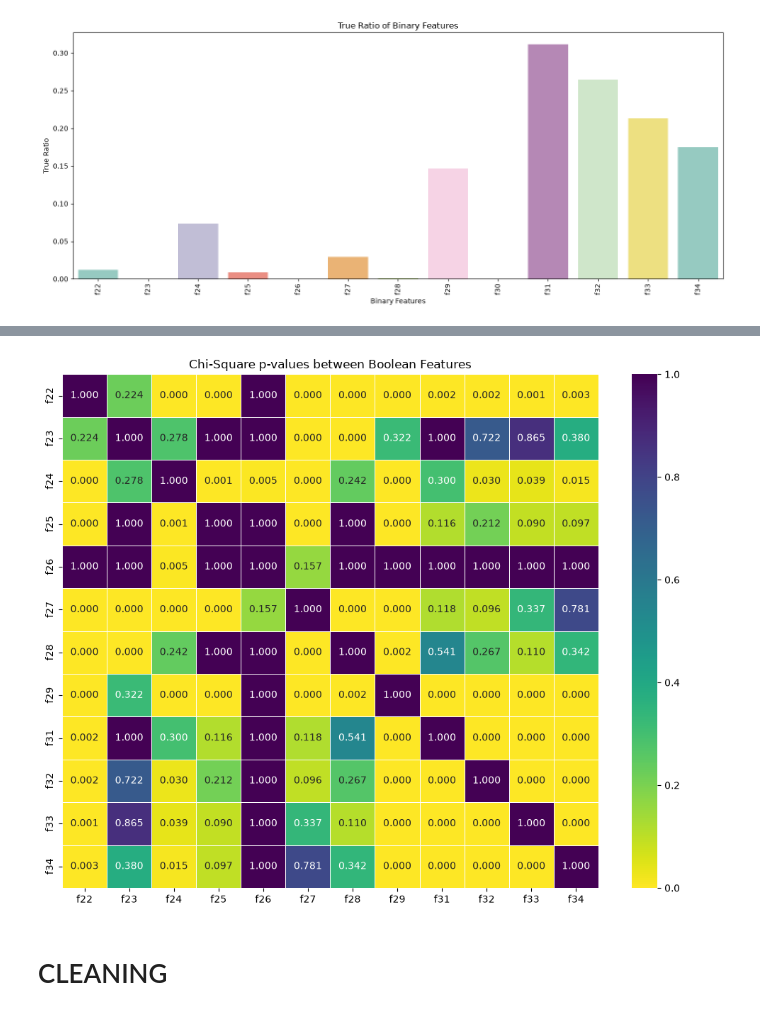
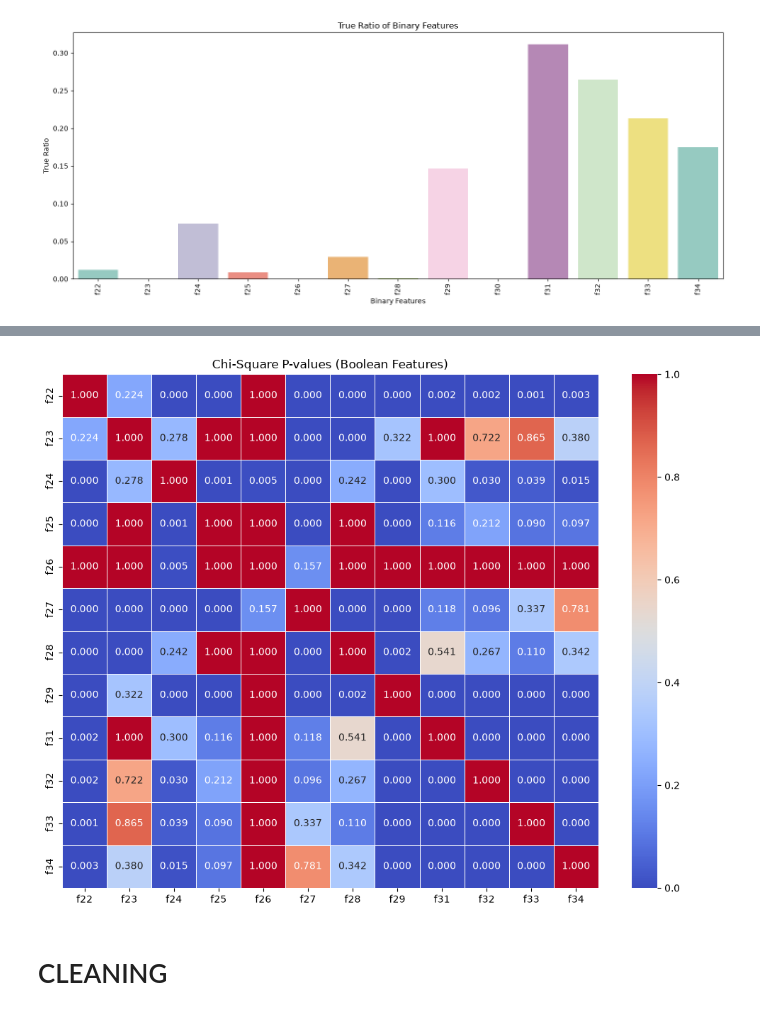
Before and after one commit to HesamMerajifar/Datamining, a Jupyter notebook: Merge.ipynb, the cells around one changed output, grey strips where cells are left out. Cells and saved outputs as stored; diff of their text form; code cells hidden in the pictures.

Commit message:
updating heatmaps

```diff
--- a/Merge.ipynb
+++ b/Merge.ipynb
@@ -637,31 +658,51 @@ Categorical columns used: ['f1', 'f8', 'f9', 'f10', 'f11', 'f12', 'f13', 'f18',
 # %%
 if 'bool_cols' in locals() and len(bool_cols) >= 2:
-    valid_bool_cols = [c for c in bool_cols if c in df.columns and df[c].nunique(dropna=True) > 1]
+
+    valid_bool_cols = [
+        c
+        for c in bool_cols
+        if c in df.columns and df[c].nunique(dropna=True) > 1
+    ]
 
     if len(valid_bool_cols) >= 2:
-        pval_matrix = pd.DataFrame(1.0, index=valid_bool_cols, columns=valid_bool_cols)
+
+        pval_matrix = pd.DataFrame(
+            1.0,
+            index=valid_bool_cols,
+            columns=valid_bool_cols
+        )
 
         for i, col1 in enumerate(valid_bool_cols):
+
             for col2 in valid_bool_cols[i + 1:]:
+
                 table = pd.crosstab(df[col1], df[col2])
 
                 if table.shape[0] > 1 and table.shape[1] > 1:
+
                     _, p_val, _, _ = chi2_contingency(table)
+
                     pval_matrix.loc[col1, col2] = p_val
                     pval_matrix.loc[col2, col1] = p_val
 
 
         plt.figure(figsize=(10, 8))
-        sns.heatmap(pval_matrix, annot=True, cmap='viridis_r', fmt=".3f", linewidths=.5)
-        plt.title('Chi-Square p-values between Boolean Features')
+
+        sns.heatmap(
+            pval_matrix,
+            annot=True,
+            cmap='coolwarm',
+            vmin=0,
+            vmax=1,
+            fmt=".3f",
+            linewidths=.5
+        )
+
+        plt.title('Chi-Square P-values (Boolean Features)')
         plt.tight_layout()
         plt.show()
-    else:
-        print("Not enough valid boolean columns for Chi-Square test.")
-else:
-    print("Missing 'bool_cols' or not enough boolean columns.")
 # %% [output]
-[figure, old version]
+[figure, new version]
 # %% [markdown]
 # CLEANING
 # %%
```
Also changed, not shown: parts of 3 cells of this notebook, 1 other file.
